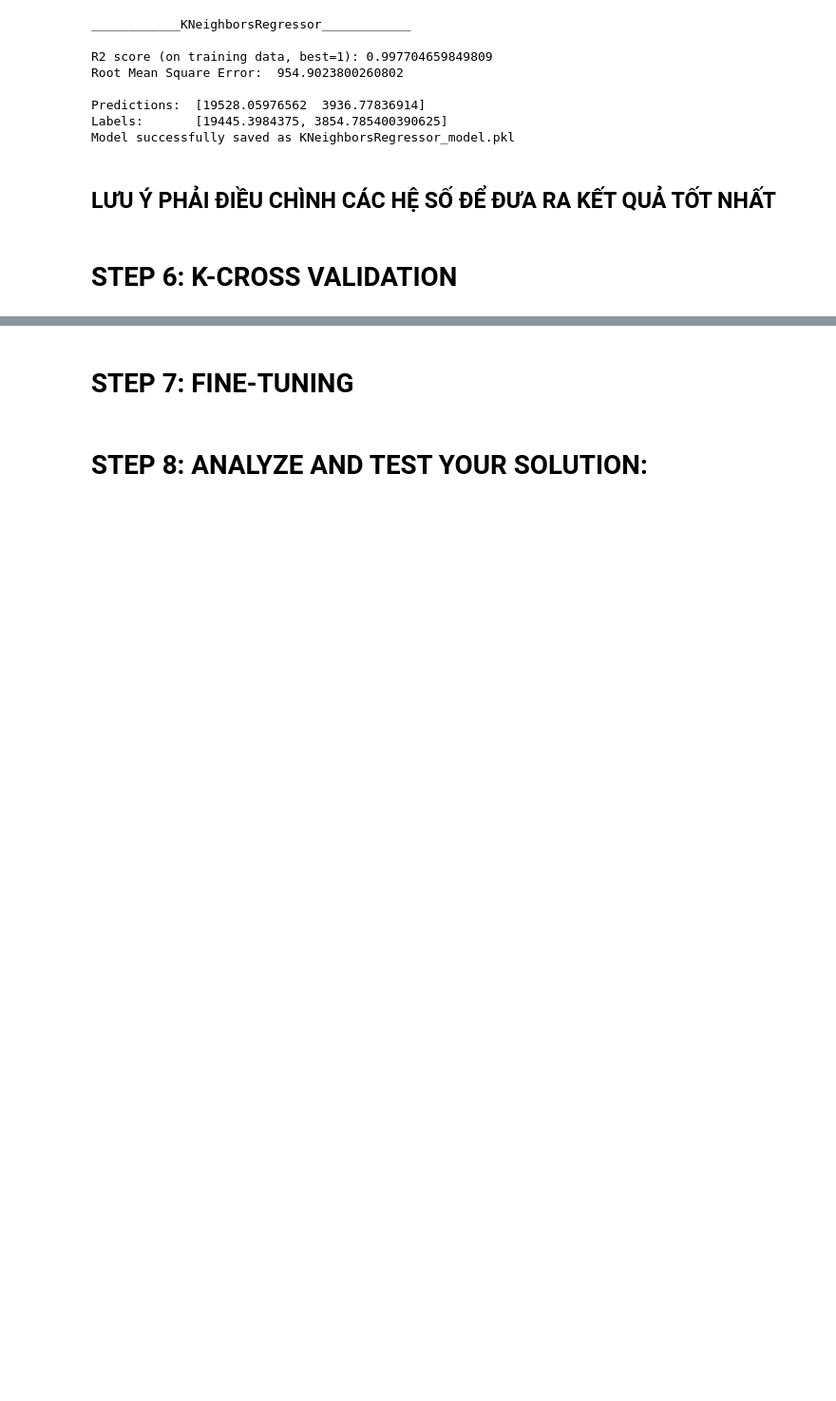
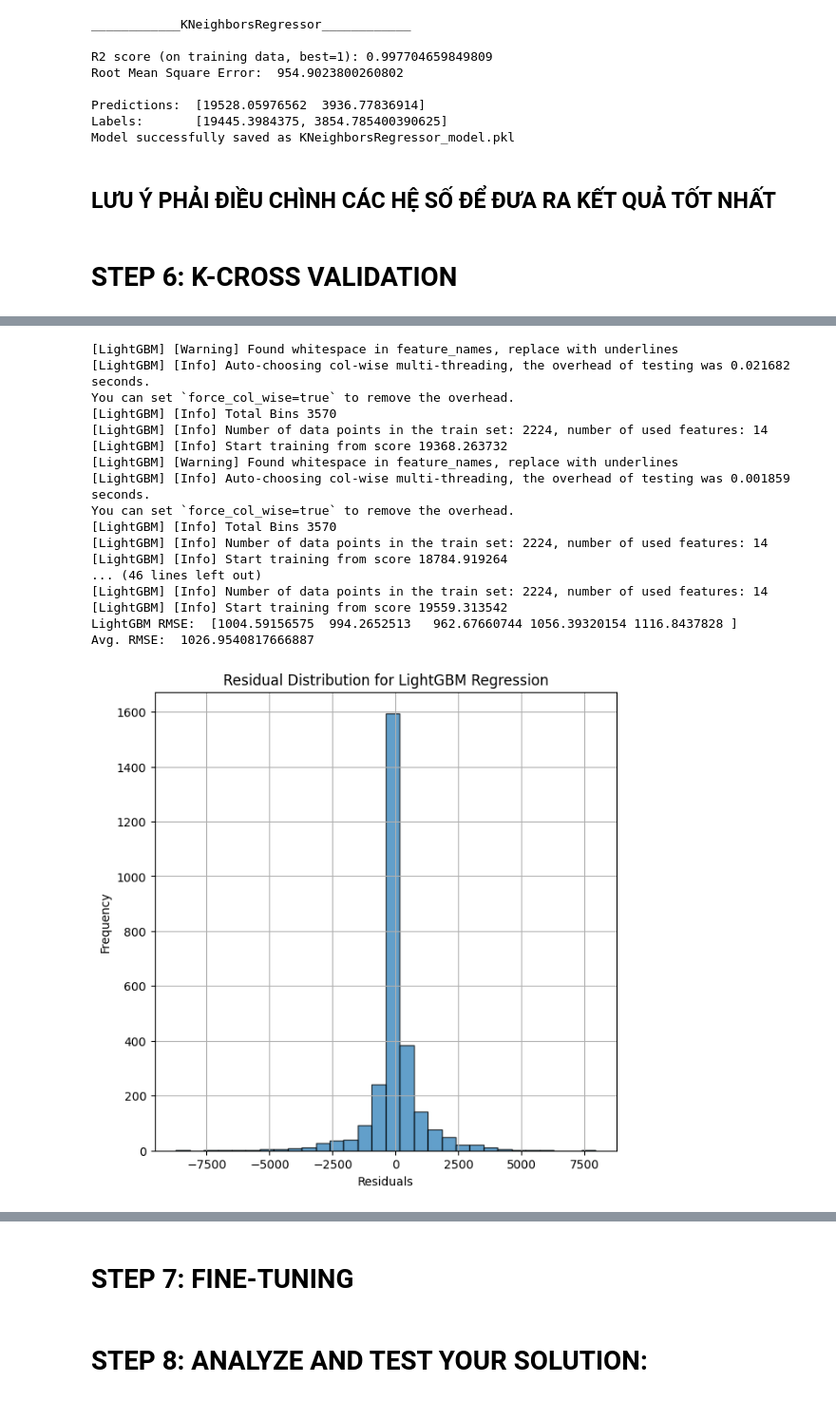
Before and after one commit to lbibi1805-dot/ML_Bitcoin, a Jupyter notebook: Evaluation/evalution.ipynb, the cells around one changed output, grey strips where cells are left out. Shown at 95% size. Saved outputs shown, nothing was run; the diff lists cells and outputs as text; code cells hidden in the pictures; blank space fills up the shorter version.

```diff
--- a/Evaluation/evalution.ipynb
+++ b/Evaluation/evalution.ipynb
@@ -725,0 +725,28 @@ MemoryError: Unable to allocate 32.5 GiB for an array with shape (2224, 1961256)
+# %%
+model_name = "LightGBM"
+run_new_evaluation = 0  # Set to 0 if you want to load the saved results
+
+if run_new_evaluation == 1:
+    model = lgb.LGBMRegressor()
+    evaluate_and_plot(model, model_name, X_train, y_train, cv)
+else:
+    load_and_print_rmse_with_plot(model_name)
+# %% [output]
+[LightGBM] [Warning] Found whitespace in feature_names, replace with underlines
+[LightGBM] [Info] Auto-choosing col-wise multi-threading, the overhead of testing was 0.021682 seconds.
+You can set `force_col_wise=true` to remove the overhead.
+[LightGBM] [Info] Total Bins 3570
+[LightGBM] [Info] Number of data points in the train set: 2224, number of used features: 14
+[LightGBM] [Info] Start training from score 19368.263732
+[LightGBM] [Warning] Found whitespace in feature_names, replace with underlines
+[LightGBM] [Info] Auto-choosing col-wise multi-threading, the overhead of testing was 0.001859 seconds.
+You can set `force_col_wise=true` to remove the overhead.
+[LightGBM] [Info] Total Bins 3570
+[LightGBM] [Info] Number of data points in the train set: 2224, number of used features: 14
+[LightGBM] [Info] Start training from score 18784.919264
+... (46 lines left out)
+[LightGBM] [Info] Number of data points in the train set: 2224, number of used features: 14
+[LightGBM] [Info] Start training from score 19559.313542
+LightGBM RMSE:  [1004.59156575  994.2652513   962.67660744 1056.39320154 1116.8437828 ]
+Avg. RMSE:  1026.9540817666887
+[figure, added]
```
Also changed, not shown: parts of 12 cells of this notebook, 12 other files.
